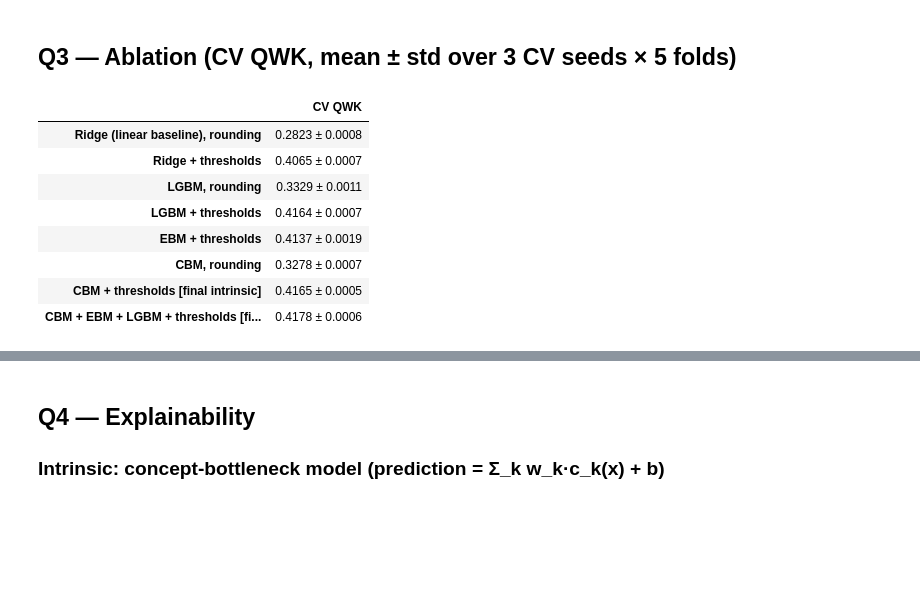
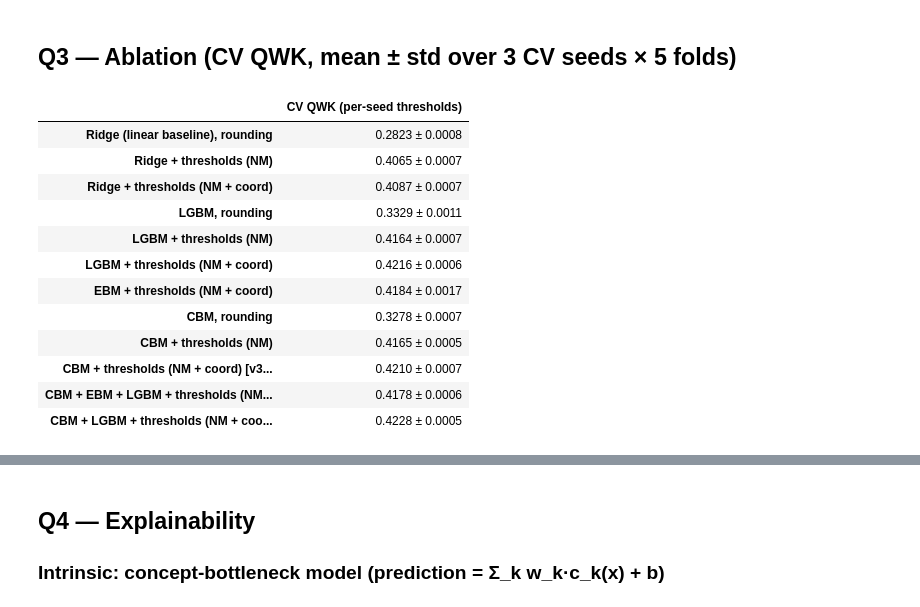
Before and after one commit to malocs15/malocs15-BigData2026-Assignment3, a Jupyter notebook: assignment3.ipynb, the cells around one changed output, grey strips where cells are left out. Saved outputs shown, nothing was run; the diff lists cells and outputs as text; code cells hidden in the pictures; blank space fills up the shorter version.

```diff
--- a/assignment3.ipynb
+++ b/assignment3.ipynb
@@ -48,31 +48,41 @@ LGBM +FE: CV QWK 0.4161
 # %% [markdown]
 ## Q3 — Ablation (CV QWK, mean ± std over 3 CV seeds × 5 folds)
 # %%
-def cv_stats(members, thresholds=True):
+def cv_stats(members, how='coord'):
+    """how: 'round' = naive rounding, 'nm' = Nelder-Mead thresholds, 'coord' = Nelder-Mead + coordinate search"""
     s=[]
     for i in range(len(SEEDS)):
         o=np.mean([OOF[m][i] for m in members],0)
-        s.append(score(o,y)[0] if thresholds else qwk(y,np.clip(np.rint(o),3,8).astype(int)))
+        if how=='round': s.append(qwk(y,np.clip(np.rint(o),3,8).astype(int)))
+        else: f=fit_t_nm if how=='nm' else fit_t; s.append(qwk(y,apply_t(o,f(o,y))))
     return f'{np.mean(s):.4f} ± {np.std(s):.4f}'
-rows={'Ridge (linear baseline), rounding':cv_stats(['Ridge'],False),
-      'Ridge + thresholds':cv_stats(['Ridge']),
-      'LGBM, rounding':cv_stats(['LGBM'],False),
-      'LGBM + thresholds':cv_stats(['LGBM']),
-      'EBM + thresholds':cv_stats(['EBM']),
-      'CBM, rounding':cv_stats(['CBM'],False),
-      'CBM + thresholds  [final intrinsic]':cv_stats(['CBM']),
-      'CBM + EBM + LGBM + thresholds  [final blend]':cv_stats(['CBM','EBM','LGBM'])}
-abl=pd.Series(rows,name='CV QWK').to_frame(); abl
+rows={'Ridge (linear baseline), rounding':cv_stats(['Ridge'],'round'),
+      'Ridge + thresholds (NM)':cv_stats(['Ridge'],'nm'),
+      'Ridge + thresholds (NM + coord)':cv_stats(['Ridge']),
+      'LGBM, rounding':cv_stats(['LGBM'],'round'),
+      'LGBM + thresholds (NM)':cv_stats(['LGBM'],'nm'),
+      'LGBM + thresholds (NM + coord)':cv_stats(['LGBM']),
+      'EBM + thresholds (NM + coord)':cv_stats(['EBM']),
+      'CBM, rounding':cv_stats(['CBM'],'round'),
+      'CBM + thresholds (NM)':cv_stats(['CBM'],'nm'),
+      'CBM + thresholds (NM + coord)  [v3_cbm]':cv_stats(['CBM']),
+      'CBM + EBM + LGBM + thresholds (NM)  [v2_blend]':cv_stats(['CBM','EBM','LGBM'],'nm'),
+      'CBM + LGBM + thresholds (NM + coord)  [v3_cbm_lgbm]':cv_stats(['CBM','LGBM'])}
+abl=pd.Series(rows,name='CV QWK (per-seed thresholds)').to_frame(); abl
 # %% [output]
-|  | CV QWK |
+|  | CV QWK (per-seed thresholds) |
 | Ridge (linear baseline), rounding | 0.2823 ± 0.0008 |
-| Ridge + thresholds | 0.4065 ± 0.0007 |
+| Ridge + thresholds (NM) | 0.4065 ± 0.0007 |
+| Ridge + thresholds (NM + coord) | 0.4087 ± 0.0007 |
 | LGBM, rounding | 0.3329 ± 0.0011 |
-| LGBM + thresholds | 0.4164 ± 0.0007 |
-| EBM + thresholds | 0.4137 ± 0.0019 |
+| LGBM + thresholds (NM) | 0.4164 ± 0.0007 |
+| LGBM + thresholds (NM + coord) | 0.4216 ± 0.0006 |
+| EBM + thresholds (NM + coord) | 0.4184 ± 0.0017 |
 | CBM, rounding | 0.3278 ± 0.0007 |
-| CBM + thresholds [final intrinsic] | 0.4165 ± 0.0005 |
-| CBM + EBM + LGBM + thresholds [fi... | 0.4178 ± 0.0006 |
+| CBM + thresholds (NM) | 0.4165 ± 0.0005 |
+| CBM + thresholds (NM + coord) [v3... | 0.4210 ± 0.0007 |
+| CBM + EBM + LGBM + thresholds (NM... | 0.4178 ± 0.0006 |
+| CBM + LGBM + thresholds (NM + coo... | 0.4228 ± 0.0005 |
 # %%
 # CBM ablation: drop one concept at a time (does each concept help?)
 res={}
```
Also changed, not shown: parts of 3 cells of this notebook, 8 other files.
